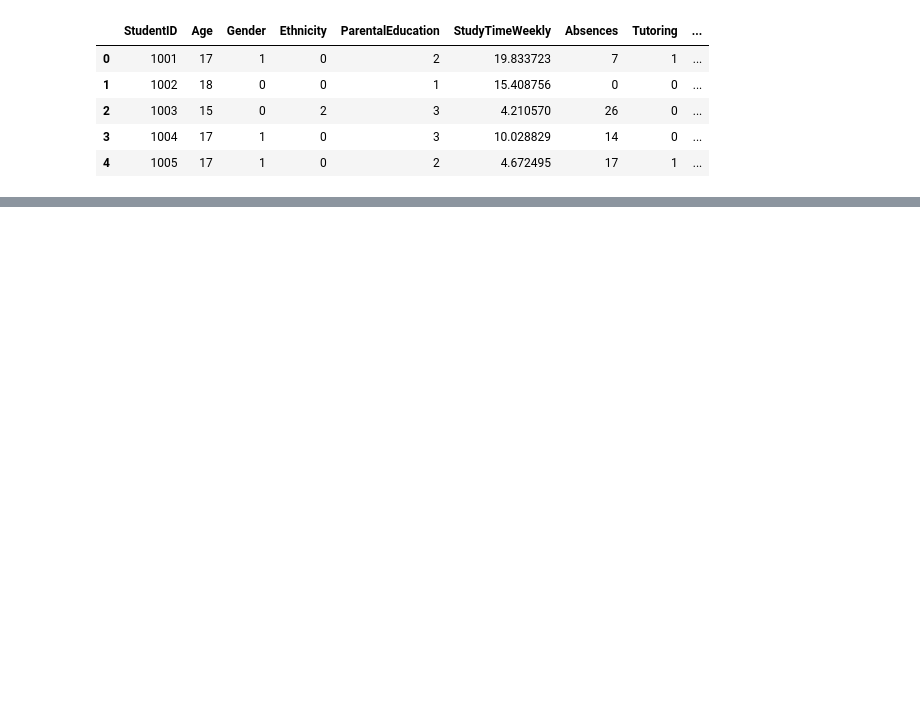
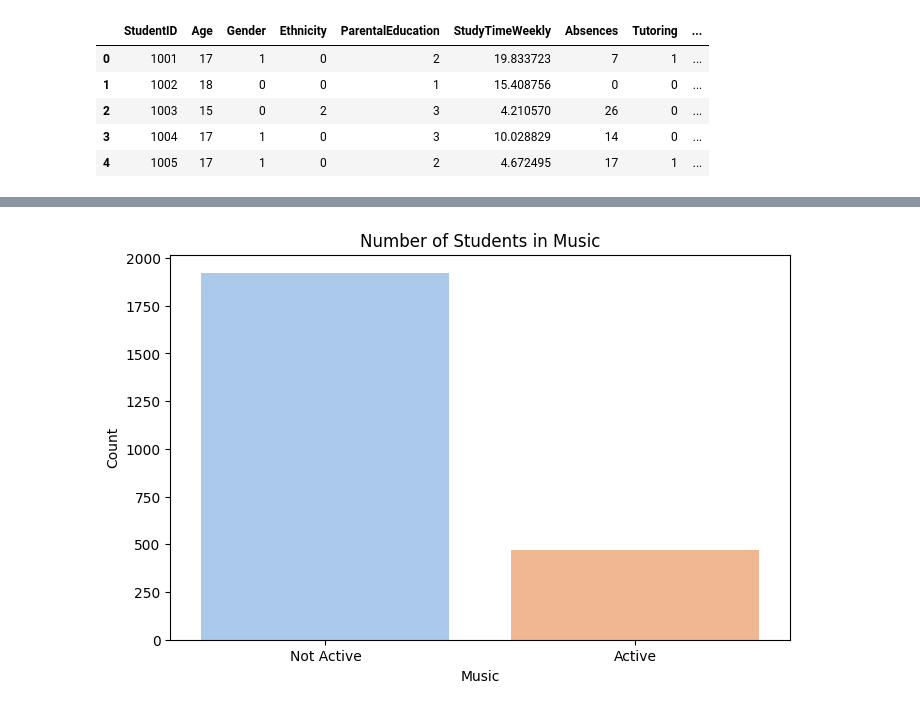
Before and after one commit to Thian0509/MLG382-Guided-Project, a Jupyter notebook: Jupyter_Notebooks/BrightPath_Academy.ipynb, the cells around one changed output, grey strips where cells are left out. Drawn from its saved outputs; the diff is of its cells as text; code cells hidden in the pictures; blank space fills up the shorter version.

```diff
--- a/Jupyter_Notebooks/BrightPath_Academy.ipynb
+++ b/Jupyter_Notebooks/BrightPath_Academy.ipynb
@@ -16,0 +91,11 @@ df.head()
+# %%
+plt.figure(figsize=(8, 5))
+music_count = sns.countplot(data=df, x='Music', palette='pastel', hue='Music', legend=False)
+music_count.set_title('Number of Students in Music')
+music_count.set_xlabel('Music')
+music_count.set_xticks([0, 1])
+music_count.set_xticklabels(['Not Active', 'Active'])
+music_count.set_ylabel('Count')
+plt.show()
+# %% [output]
+[figure, added]
```
Also changed, not shown: parts of 11 cells of this notebook.
